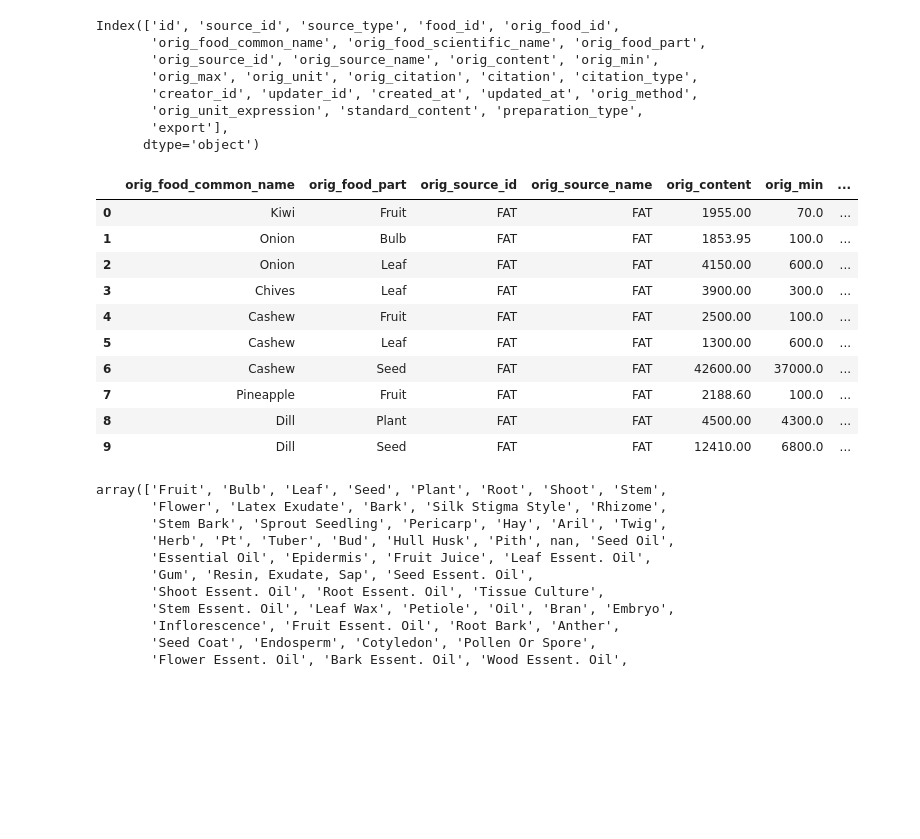
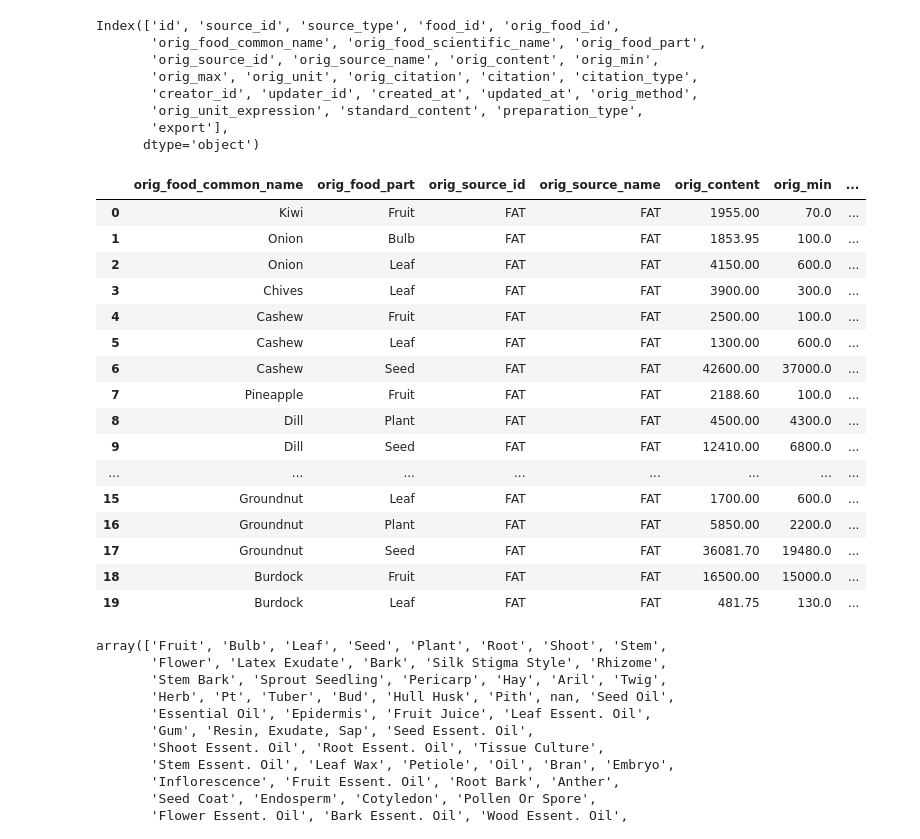
Before and after one commit to damajojung/Playground, a Jupyter notebook: food/food_db csv.ipynb, the cells around one changed output. Drawn from its saved outputs; the diff is of its cells as text; code cells hidden in the pictures; blank space fills up the shorter version.

```diff
--- a/food/food_db csv.ipynb
+++ b/food/food_db csv.ipynb
@@ -33,19 +43,25 @@ Index(['id', 'source_id', 'source_type', 'food_id', 'orig_food_id',
       dtype='object')
 # %%
 df.loc[:, ['orig_food_common_name', 'orig_food_part', 'orig_source_id', 'orig_source_name', 'orig_content', 'orig_min',
-       'orig_max', 'orig_unit']].head(10)
+       'orig_max', 'orig_unit']].head(20)
 # %% [output]
 |  | orig_food_common_name | orig_food_part | orig_source_id | orig_source_name | orig_content | orig_min | ... |
 | 0 | Kiwi | Fruit | FAT | FAT | 1955.00 | 70.0 | ... |
 | 1 | Onion | Bulb | FAT | FAT | 1853.95 | 100.0 | ... |
 | 2 | Onion | Leaf | FAT | FAT | 4150.00 | 600.0 | ... |
 | 3 | Chives | Leaf | FAT | FAT | 3900.00 | 300.0 | ... |
 | 4 | Cashew | Fruit | FAT | FAT | 2500.00 | 100.0 | ... |
 | 5 | Cashew | Leaf | FAT | FAT | 1300.00 | 600.0 | ... |
 | 6 | Cashew | Seed | FAT | FAT | 42600.00 | 37000.0 | ... |
 | 7 | Pineapple | Fruit | FAT | FAT | 2188.60 | 100.0 | ... |
 | 8 | Dill | Plant | FAT | FAT | 4500.00 | 4300.0 | ... |
 | 9 | Dill | Seed | FAT | FAT | 12410.00 | 6800.0 | ... |
+| ... | ... | ... | ... | ... | ... | ... | ... |
+| 15 | Groundnut | Leaf | FAT | FAT | 1700.00 | 600.0 | ... |
+| 16 | Groundnut | Plant | FAT | FAT | 5850.00 | 2200.0 | ... |
+| 17 | Groundnut | Seed | FAT | FAT | 36081.70 | 19480.0 | ... |
+| 18 | Burdock | Fruit | FAT | FAT | 16500.00 | 15000.0 | ... |
+| 19 | Burdock | Leaf | FAT | FAT | 481.75 | 130.0 | ... |
 # %%
 df['orig_food_part'].unique()
 # %% [output]
```
Also changed, not shown: parts of 3 cells of this notebook, 1 other file.
